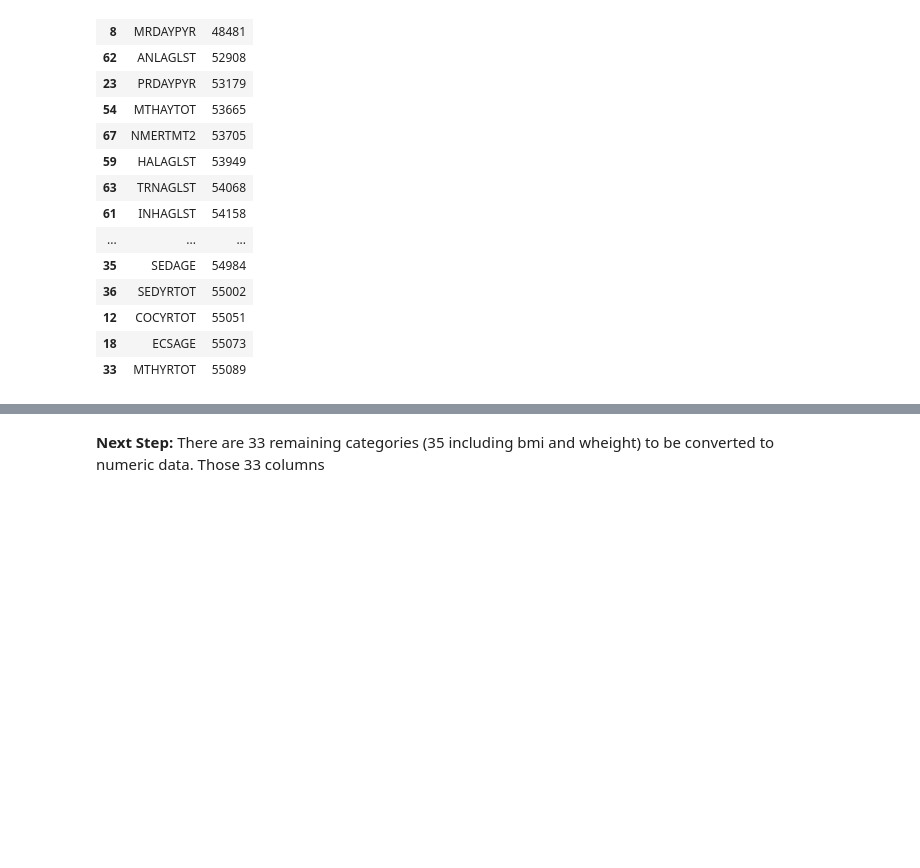
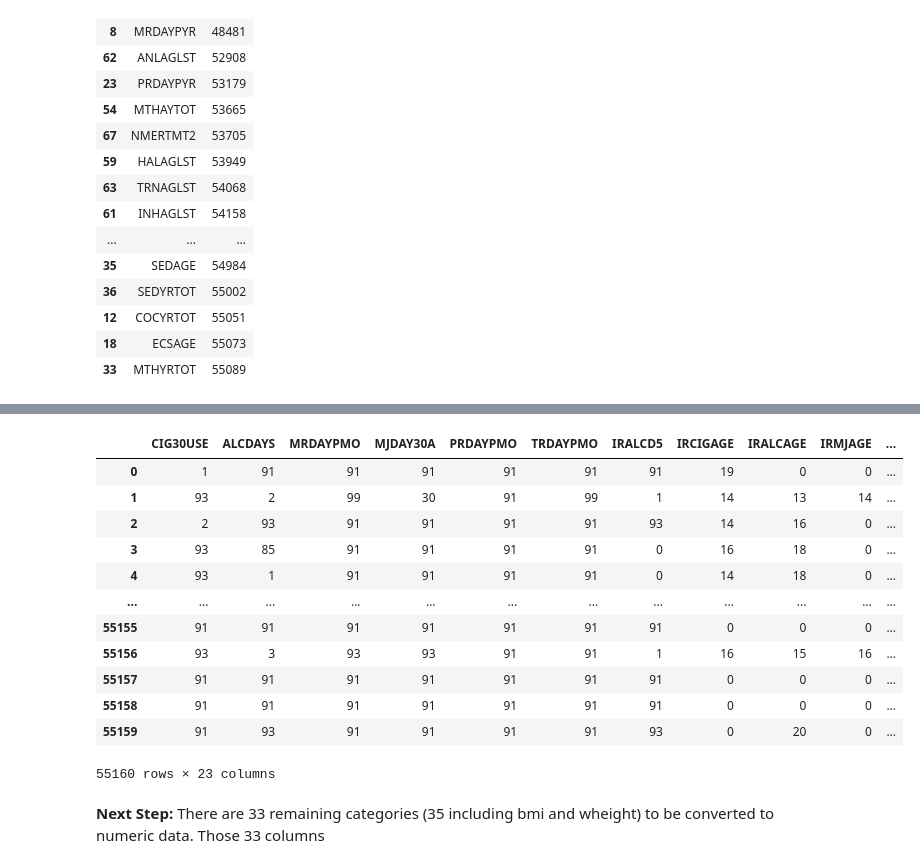
Before and after one commit to MichaelFellner/Drug-Use-Dataset-Cleaning, a Jupyter notebook: Data-Cleaning.ipynb, the cells around one changed output, grey strips where cells are left out. Cells and saved outputs as stored; diff of their text form; code cells hidden in the pictures; blank space fills up the shorter version.

Commit message:
Realized that last commit had a bad approach, this commit has the beginnings of a better approach upon understanding the data better

```diff
--- a/Data-Cleaning.ipynb
+++ b/Data-Cleaning.ipynb
@@ -410,4 +410,4 @@ len(final_data.columns) - len(bad_cols) - len(good_cols)
 <p>
     Part 5 will prune the data further by pruning columns which covary highly with other columns, as well as explore other possible means of pruning based on columns numeric relationships with each other (as well as a further sweep of manual analysis). Before any of this can be done, the remaining data must be purely numeric, which it currently is not. And so, part 4. </p>
 # %%
-pfd = final_data.drop(bad_cols,axis=1) ##pfd -- part four data
+pf = final_data.drop(bad_cols,axis=1) ##pfd -- part four data
@@ -416,10 +413,0 @@ pfd = final_data.drop(bad_cols,axis=1) ##pfd -- part four data
-# %%
-mod_pfd = pfd
-def one_to_thirty(element):
-    if element >= 1 and element<=366:
-        return 0
-    else:
-        return element
-for i in mod_pfd.columns:
-    mod_pfd[i] = mod_pfd[i].apply(one_to_thirty)
-mod_pfd.head()
@@ -433,0 +419,20 @@ mod_pfd.head()
+# %%
+categories = ['AGE','LST','TOT','PYR','MO']
+cat_log = {}
+for i in categories:
+    cat_log[i] = []
+cat_log['REMAINING'] = []
+for i in pf.columns:
+    for c in categories:
+        if c in i:
+            cat_log[c].append(i)
+        else:
+            pass
+    if categories[0] not in i and categories[1] not in i and categories[2] not in i and categories[3] not in i and categories[4] not in i:
+        cat_log['REMAINING'].append(i)
+total_len = 0
+for i in cat_log.keys():
+    total_len+=len(cat_log[i])
+## Testing
+print(len(pf.columns) == total_len) ##checks out, no columns in multiple categories
+cat_log
@@ -488,7 +513,7 @@ row_occurences
 <p> Creating a new dataframe with 981,991, 993, and 994 values set to 0. ALso dropping WTPOUND2 and BMI2 from dataframe. I will potentially add these columns back in after analyzing them on their own. </p>
 # %%
 def ele_filter(element):
-    if element == 981 or element == 991 or element == 993:
+    if element == 981 or element == 991 or element == 993 or b:
         return 0
     else:
         return element
@@ -598,3 +646,19 @@ AttributeError: 'DataFrame' object has no attribute 'str'
+# %%
+data[full_cols['Name'].tolist()].applymap(ele_filter)
+# %% [output]
+|  | CIG30USE | ALCDAYS | MRDAYPMO | MJDAY30A | PRDAYPMO | TRDAYPMO | IRALCD5 | IRCIGAGE | IRALCAGE | IRMJAGE | ... |
+| 0 | 1 | 91 | 91 | 91 | 91 | 91 | 91 | 19 | 0 | 0 | ... |
+| 1 | 93 | 2 | 99 | 30 | 91 | 99 | 1 | 14 | 13 | 14 | ... |
+| 2 | 2 | 93 | 91 | 91 | 91 | 91 | 93 | 14 | 16 | 0 | ... |
+| 3 | 93 | 85 | 91 | 91 | 91 | 91 | 0 | 16 | 18 | 0 | ... |
+| 4 | 93 | 1 | 91 | 91 | 91 | 91 | 0 | 14 | 18 | 0 | ... |
+| ... | ... | ... | ... | ... | ... | ... | ... | ... | ... | ... | ... |
+| 55155 | 91 | 91 | 91 | 91 | 91 | 91 | 91 | 0 | 0 | 0 | ... |
+| 55156 | 93 | 3 | 93 | 93 | 91 | 91 | 1 | 16 | 15 | 16 | ... |
+| 55157 | 91 | 91 | 91 | 91 | 91 | 91 | 91 | 0 | 0 | 0 | ... |
+| 55158 | 91 | 91 | 91 | 91 | 91 | 91 | 91 | 0 | 0 | 0 | ... |
+| 55159 | 91 | 93 | 91 | 91 | 91 | 91 | 93 | 0 | 20 | 0 | ... |
+55160 rows × 23 columns
 # %% [markdown]
 <p><b>Next Step:</b> There are 33 remaining categories (35 including bmi and wheight) to be converted to numeric data. Those 33 columns
 # %%
```
Also changed, not shown: parts of 8 cells of this notebook.
